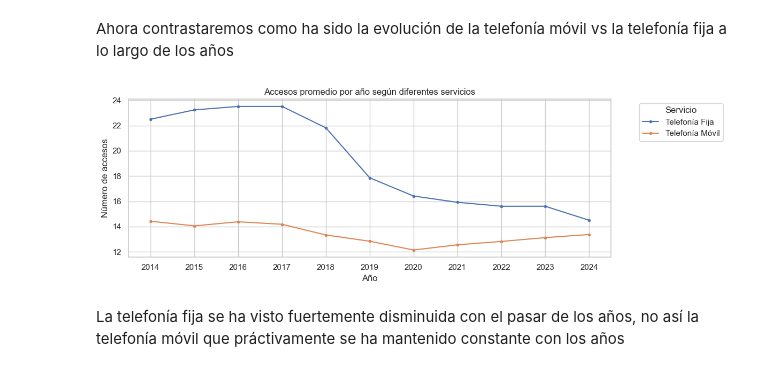
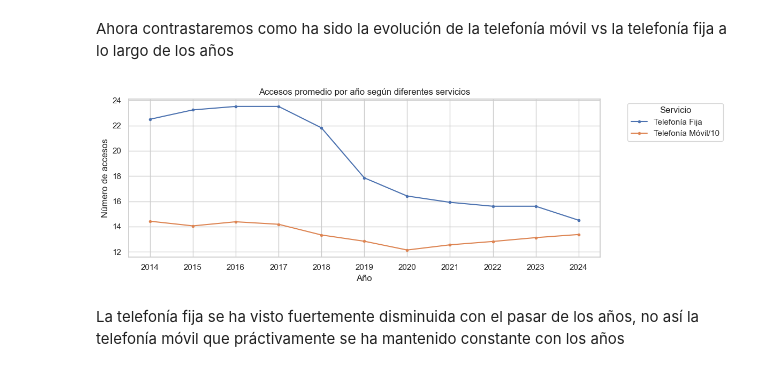
Before and after one commit to DedesF/Proyecto_2, a Jupyter notebook: Analisis/EDA.ipynb, the cells around one changed output. Drawn from its saved outputs; the diff is of its cells as text; code cells hidden in the pictures.

```diff
--- a/Analisis/EDA.ipynb
+++ b/Analisis/EDA.ipynb
@@ -189,22 +189,22 @@ Ahora contrastaremos como ha sido la evolución de la telefonía móvil vs la te
 # %%
 #Creamos otro gráfico con el fin de ver la evolución de la tendencia de los servicios telefónicos a través de los años
 
 plt.figure(figsize=(12, 4))
 #Definimos las líneas que plotearemos en el gráfico
 plt.plot(df_tfvstm_grouped.index, df_tfvstm_grouped['Accesos telefonía fija por cada 100 hab'], marker='.', label='Telefonía Fija')
 
     #Dividiremos por 10 los accesos de telefonía móvil para acercar las líneas y visualizar de mejor manera la tendencia
-plt.plot(df_tfvstm_grouped.index, df_tfvstm_grouped['Accesos telefonía movil por cada 100 hab']/10, marker='.', label='Telefonía Móvil')
+plt.plot(df_tfvstm_grouped.index, df_tfvstm_grouped['Accesos telefonía movil por cada 100 hab']/10, marker='.', label='Telefonía Móvil/10')
 
 plt.title('Accesos promedio por año según diferentes servicios')
 plt.xlabel('Año')
 plt.ylabel('Número de accesos')
 plt.legend(title='Servicio', bbox_to_anchor=(1.05, 1), loc='upper left')
 plt.xticks(df_tfvstm_grouped.index, rotation=0)  # Rota las etiquetas del eje x si es necesario
 plt.tight_layout()
 plt.show()
 # %% [output]
-[figure, old version]
+[figure, new version]
 # %% [markdown]
 La telefonía fija se ha visto fuertemente disminuida con el pasar de los años, no así la telefonía móvil que práctivamente se ha mantenido constante con los años
 # %% [markdown]
```
Also changed, not shown: parts of 2 cells of this notebook, 7 other files.
